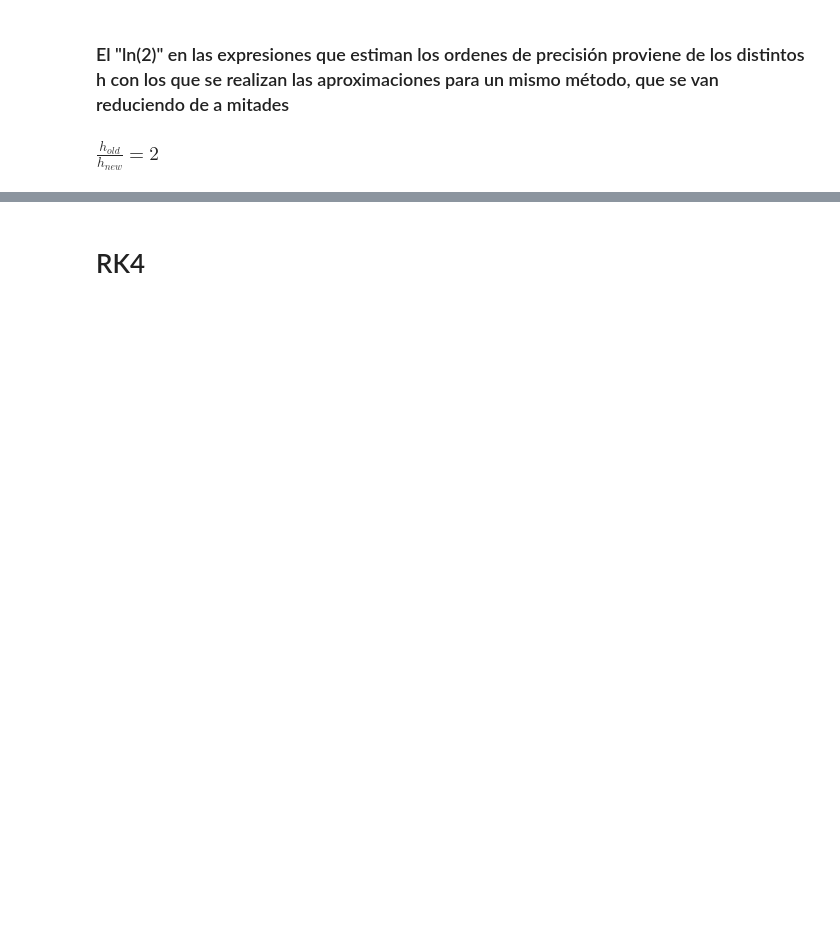
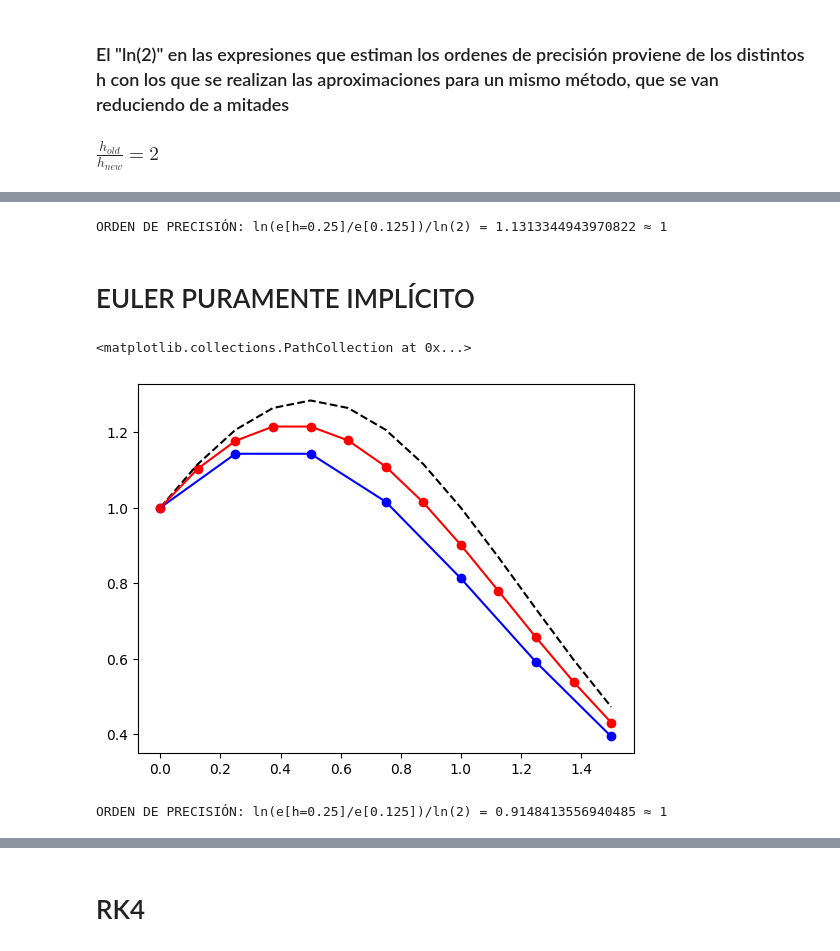
Before and after one commit to sbarreto10/AnalisisNumerico, a Jupyter notebook: LaboNumerico/Ordenes_de_precision.ipynb, the cells around one changed output, grey strips where cells are left out. Drawn from its saved outputs; the diff is of its cells as text; code cells hidden in the pictures; blank space fills up the shorter version.

```diff
--- a/LaboNumerico/Ordenes_de_precision.ipynb
+++ b/LaboNumerico/Ordenes_de_precision.ipynb
@@ -14,0 +43,37 @@ import math
+# %%
+e1=abs(U1[-1]-y[-1])
+e2=abs(U2[-1]-y[-1])
+print("ORDEN DE PRECISIÓN: ln(e[h=0.25]/e[0.125])/ln(2) = "+str(np.log(e1/e2)/np.log(2))+" ≈ "+str(round(np.log(e1/e2)/np.log(2))))
+# %% [output]
+ORDEN DE PRECISIÓN: ln(e[h=0.25]/e[0.125])/ln(2) = 1.1313344943970822 ≈ 1
+# %% [markdown]
+# EULER PURAMENTE IMPLÍCITO
+# %%
+u, t, h = 1, 0, 0.25
+U1 = [u]
+while t<1.5:
+  u = u/(1+h*(2*(t+h)-1))
+  U1.append(u)
+  t += h
+
+u, t, h = 1, 0, 0.125
+U2 = [u]
+while t<1.5:
+  u = u/(1+h*(2*(t+h)-1))
+  U2.append(u)
+  t += h
+
+plt.plot(np.arange(0,1.625,0.125),y,c="black",ls="--")
+plt.plot(np.arange(0,1.75,0.25),U1,c="blue")
+plt.scatter(np.arange(0,1.75,0.25),U1,c="blue")
+plt.plot(np.arange(0,1.625,0.125),U2,c="red")
+plt.scatter(np.arange(0,1.625,0.125),U2,c="red")
+# %% [output]
+<matplotlib.collections.PathCollection at 0x...>
+[figure, added]
+# %%
+e1=abs(U1[-1]-y[-1])
+e2=abs(U2[-1]-y[-1])
+print("ORDEN DE PRECISIÓN: ln(e[h=0.25]/e[0.125])/ln(2) = "+str(np.log(e1/e2)/np.log(2))+" ≈ "+str(round(np.log(e1/e2)/np.log(2))))
+# %% [output]
+ORDEN DE PRECISIÓN: ln(e[h=0.25]/e[0.125])/ln(2) = 0.9148413556940485 ≈ 1
```
Also changed, not shown: parts of 24 cells of this notebook.
